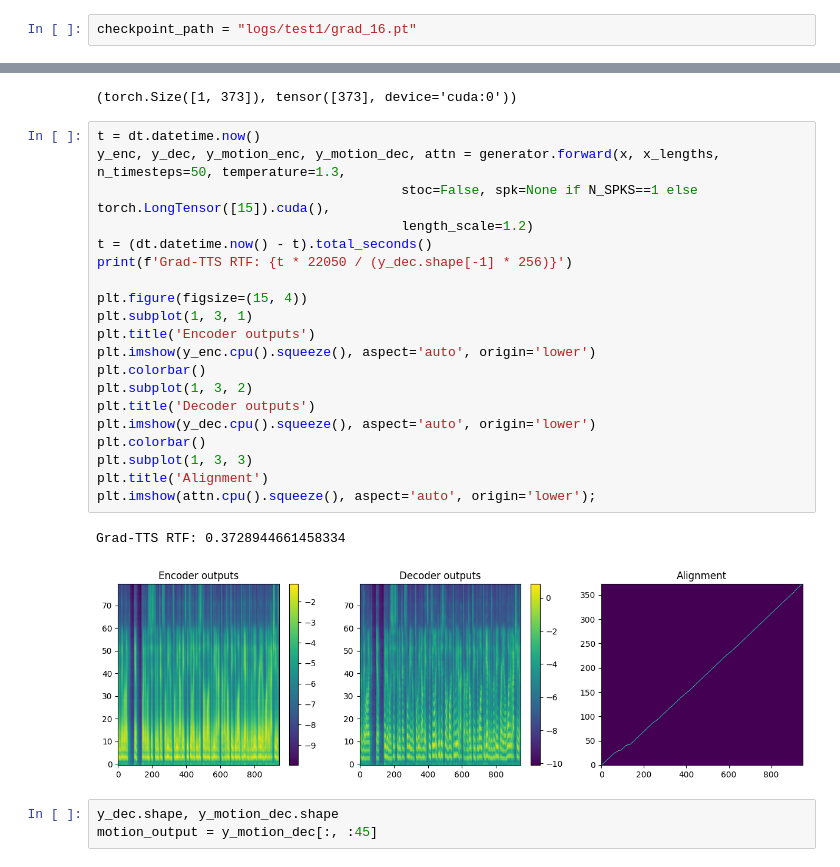
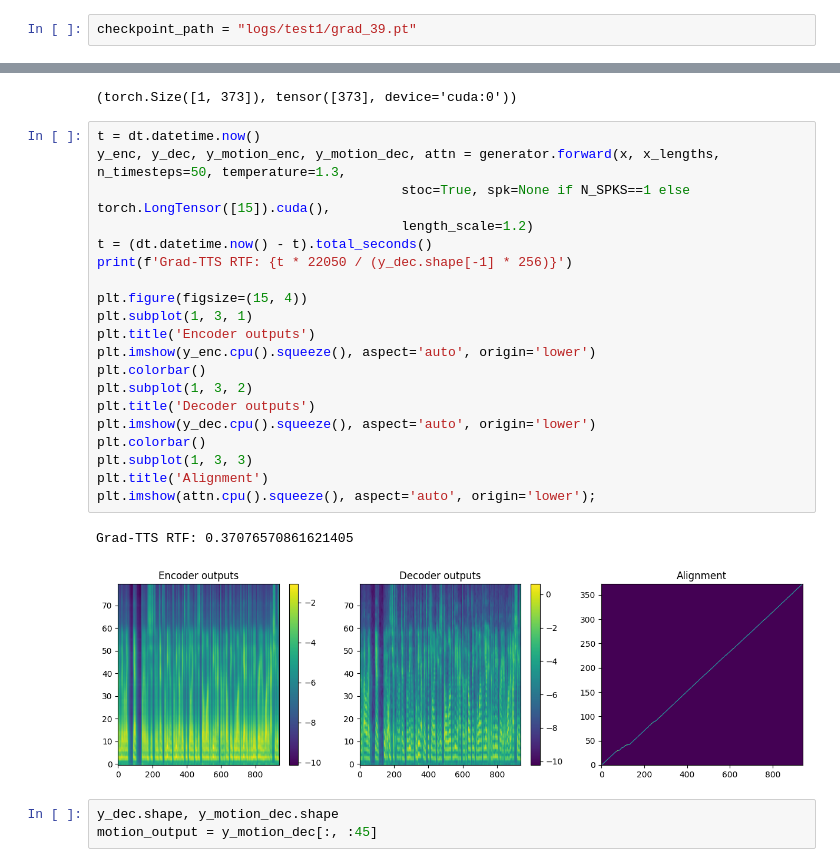
Before and after one commit to shivammehta25/Grad-TTS_Repo, a Jupyter notebook: Grad-TTS/inference.ipynb, the cells around one changed output, grey strips where cells are left out. Cells and saved outputs as stored; diff of their text form.

```diff
--- a/Grad-TTS/inference.ipynb
+++ b/Grad-TTS/inference.ipynb
@@ -52,7 +52,7 @@ https://scikit-learn.org/stable/model_persistence.html#security-maintainability-
 # %%
 N_SPKS = 1  # 247 for Libri-TTS model and 1 for single speaker (LJSpeech)
 # %%
-checkpoint_path = "logs/test1/grad_16.pt"
+checkpoint_path = "logs/test1/grad_39.pt"
 # %%
 generator = GradTTS(len(symbols)+1, N_SPKS, params.spk_emb_dim,
                     params.n_enc_channels, params.filter_channels,
@@ -88,26 +88,26 @@ x.shape, x_lengths
 # %%
 t = dt.datetime.now()
 y_enc, y_dec, y_motion_enc, y_motion_dec, attn = generator.forward(x, x_lengths, n_timesteps=50, temperature=1.3,
-                                       stoc=False, spk=None if N_SPKS==1 else torch.LongTensor([15]).cuda(),
+                                       stoc=True, spk=None if N_SPKS==1 else torch.LongTensor([15]).cuda(),
                                        length_scale=1.2)
 t = (dt.datetime.now() - t).total_seconds()
 print(f'Grad-TTS RTF: {t * 22050 / (y_dec.shape[-1] * 256)}')
 
 plt.figure(figsize=(15, 4))
 plt.subplot(1, 3, 1)
 plt.title('Encoder outputs')
 plt.imshow(y_enc.cpu().squeeze(), aspect='auto', origin='lower')
 plt.colorbar()
 plt.subplot(1, 3, 2)
 plt.title('Decoder outputs')
 plt.imshow(y_dec.cpu().squeeze(), aspect='auto', origin='lower')
 plt.colorbar()
 plt.subplot(1, 3, 3)
 plt.title('Alignment')
 plt.imshow(attn.cpu().squeeze(), aspect='auto', origin='lower');
 # %% [output]
-Grad-TTS RTF: 0.3728944661458334
+Grad-TTS RTF: 0.37076570861621405
-[figure, old version]
+[figure, new version]
 # %%
 y_dec.shape, y_motion_dec.shape
 motion_output = y_motion_dec[:, :45]
```
Also changed, not shown: parts of 1 cell of this notebook, 4 other files.
